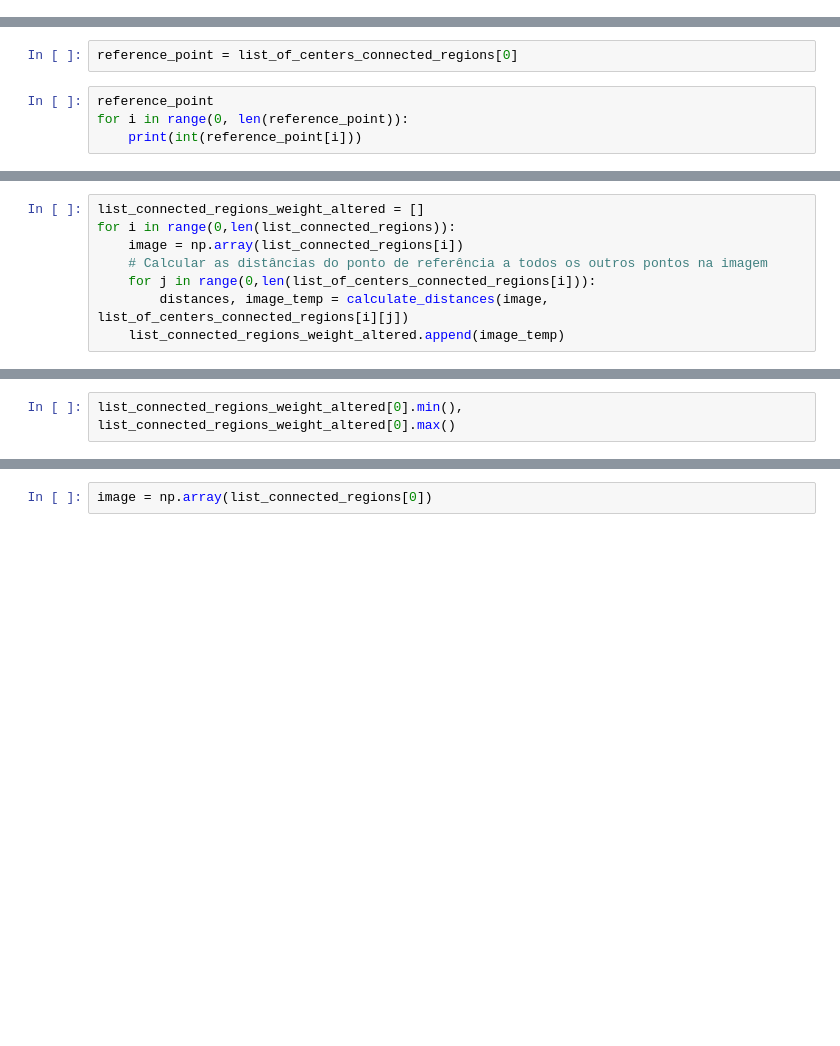
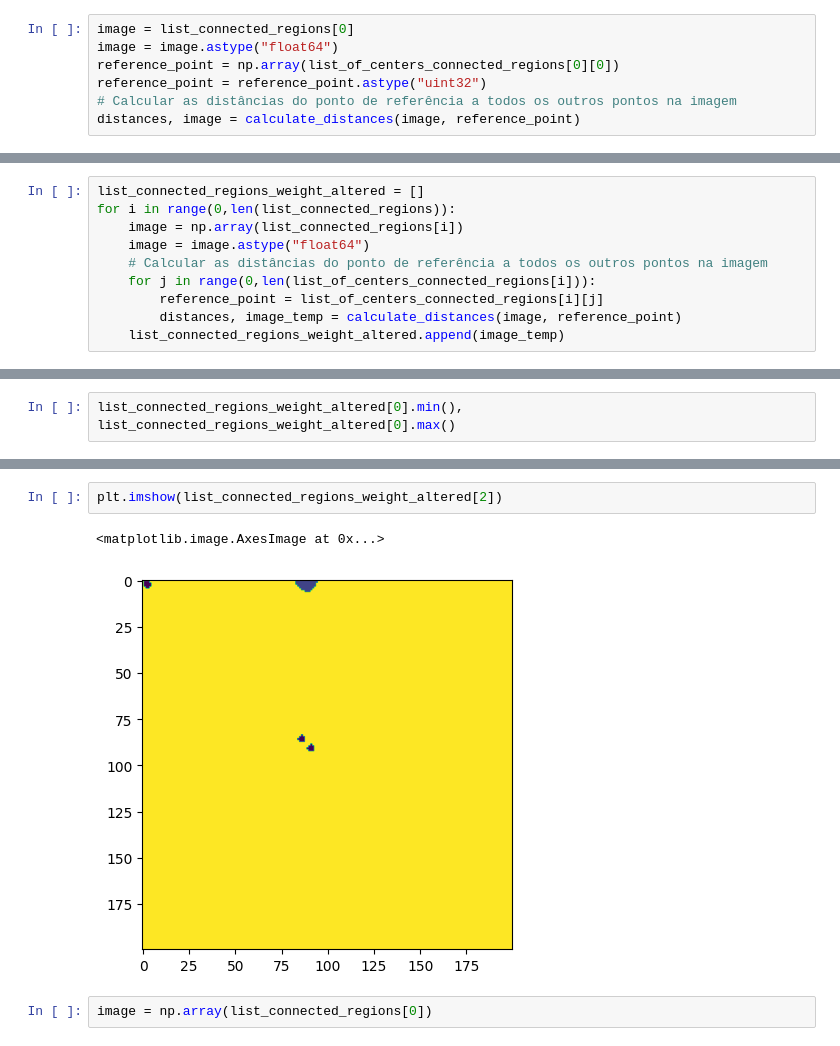
Before and after one commit to FrankVanzeler/Digital-Rock-Analysis-, a Jupyter notebook: Pore_tortuosity.ipynb, the cells around one changed output, grey strips where cells are left out. Cells and saved outputs as stored; diff of their text form; blank space fills up the shorter version.

Commit message:
The code to estimate the tortuosity with clusters im images

```diff
--- a/Pore_tortuosity.ipynb
+++ b/Pore_tortuosity.ipynb
@@ -1518,0 +1615,7 @@ Distâncias do ponto de referência (5, 5) a todos os pontos na imagem:
+# %%
+image = list_connected_regions[0]
+image = image.astype("float64")
+reference_point = np.array(list_of_centers_connected_regions[0][0])
+reference_point = reference_point.astype("uint32")
+# Calcular as distâncias do ponto de referência a todos os outros pontos na imagem
+distances, image = calculate_distances(image, reference_point)
@@ -1520,9 +1647,3 @@ Distâncias do ponto de referência (5, 5) a todos os pontos na imagem:
 len(list_of_centers_connected_regions), len(list_connected_regions)
 # %% [output]
 (45, 45)
-# %%
-reference_point = list_of_centers_connected_regions[0]
-# %%
-reference_point
-for i in range(0, len(reference_point)):
-    print(int(reference_point[i]))
@@ -1551,9 +1670,11 @@ def calculate_distances(image, reference_point):
 list_connected_regions_weight_altered = []
 for i in range(0,len(list_connected_regions)):
     image = np.array(list_connected_regions[i])
+    image = image.astype("float64")
     # Calcular as distâncias do ponto de referência a todos os outros pontos na imagem
     for j in range(0,len(list_of_centers_connected_regions[i])):
-        distances, image_temp = calculate_distances(image, list_of_centers_connected_regions[i][j])
+        reference_point = list_of_centers_connected_regions[i][j]
+        distances, image_temp = calculate_distances(image, reference_point)
     list_connected_regions_weight_altered.append(image_temp)
 # %%
 distances.min()
@@ -1567,3 +1695,8 @@ plt.imshow(list_connected_regions[0])
+# %%
+plt.imshow(list_connected_regions_weight_altered[2])
+# %% [output]
+<matplotlib.image.AxesImage at 0x...>
+[figure, added]
 # %%
 image = np.array(list_connected_regions[0])
 # %%
```
Also changed, not shown: parts of 18 cells of this notebook.
